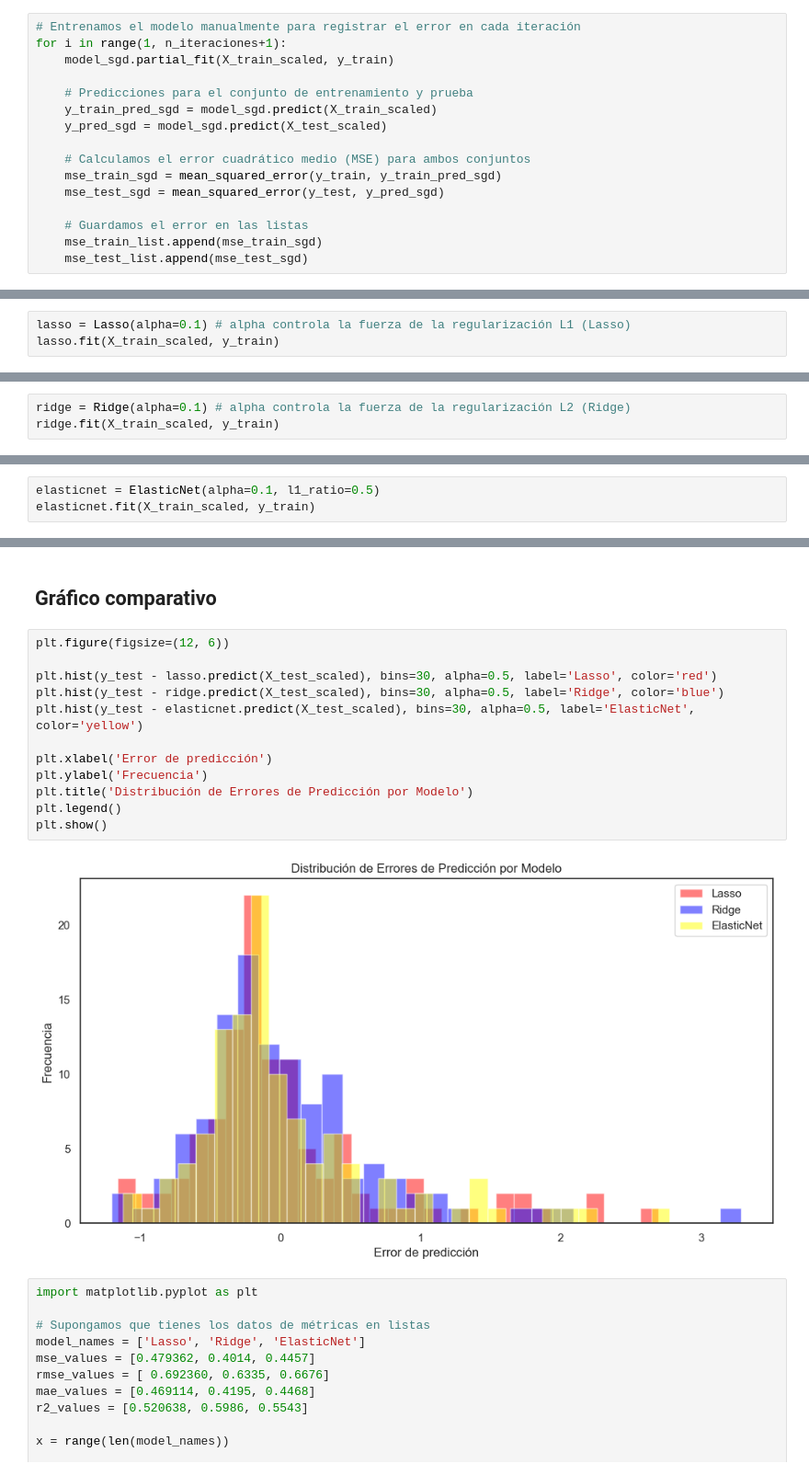
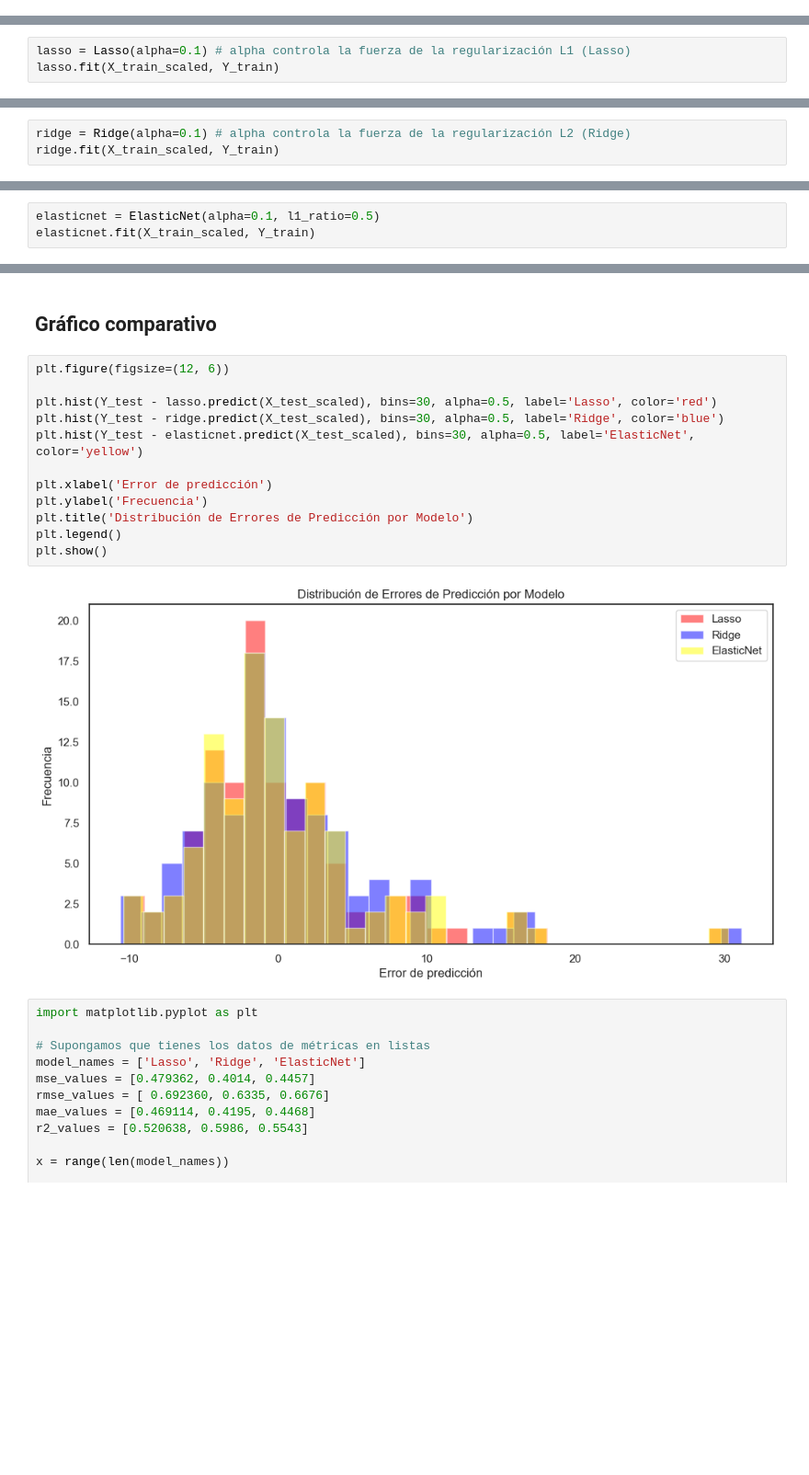
Before and after one commit to brimoresco/AA1-TUIA-Moresco-Gotting, a Jupyter notebook: PrediccionPreciosCasasAA1.ipynb, the cells around one changed output, grey strips where cells are left out. Shown at 92% size. Saved outputs shown, nothing was run; the diff lists cells and outputs as text; blank space fills up the shorter version.

```diff
--- a/PrediccionPreciosCasasAA1.ipynb
+++ b/PrediccionPreciosCasasAA1.ipynb
@@ -581,16 +690,0 @@ n_iteraciones = 1600
-# %%
-# Entrenamos el modelo manualmente para registrar el error en cada iteración
-for i in range(1, n_iteraciones+1):
-    model_sgd.partial_fit(X_train_scaled, y_train)
-
-    # Predicciones para el conjunto de entrenamiento y prueba
-    y_train_pred_sgd = model_sgd.predict(X_train_scaled)
-    y_pred_sgd = model_sgd.predict(X_test_scaled)
-
-    # Calculamos el error cuadrático medio (MSE) para ambos conjuntos
-    mse_train_sgd = mean_squared_error(y_train, y_train_pred_sgd)
-    mse_test_sgd = mean_squared_error(y_test, y_pred_sgd)
-
-    # Guardamos el error en las listas
-    mse_train_list.append(mse_train_sgd)
-    mse_test_list.append(mse_test_sgd)
@@ -614,7 +736,7 @@ plt.show()
 Penaliza la suma de los valores absolutos de los coeficientes, lo que puede llevar a algunos coeficientes a ser exactamente cero. Esto es útil para la selección de variables, ya que permite identificar las características más importantes.
 # %%
 lasso = Lasso(alpha=0.1) # alpha controla la fuerza de la regularización L1 (Lasso)
-lasso.fit(X_train_scaled, y_train)
+lasso.fit(X_train_scaled, Y_train)
 # %% [output]
 Lasso(alpha=0.1)
 # %%
@@ -717,7 +839,7 @@ Número de características seleccionadas: 13
 ## Ridge
 # %%
 ridge = Ridge(alpha=0.1) # alpha controla la fuerza de la regularización L2 (Ridge)
-ridge.fit(X_train_scaled, y_train)
+ridge.fit(X_train_scaled, Y_train)
 # %% [output]
 Ridge(alpha=0.1)
 # %%
@@ -832,7 +954,7 @@ Número de características seleccionadas: 13
 ## Elastic Net
 # %%
 elasticnet = ElasticNet(alpha=0.1, l1_ratio=0.5)
-elasticnet.fit(X_train_scaled, y_train)
+elasticnet.fit(X_train_scaled, Y_train)
 # %% [output]
 ElasticNet(alpha=0.1)
 # %%
@@ -947,17 +1069,17 @@ Número de características seleccionadas: 13
 # %%
 plt.figure(figsize=(12, 6))
 
-plt.hist(y_test - lasso.predict(X_test_scaled), bins=30, alpha=0.5, label='Lasso', color='red')
-plt.hist(y_test - ridge.predict(X_test_scaled), bins=30, alpha=0.5, label='Ridge', color='blue')
-plt.hist(y_test - elasticnet.predict(X_test_scaled), bins=30, alpha=0.5, label='ElasticNet', color='yellow')
+plt.hist(Y_test - lasso.predict(X_test_scaled), bins=30, alpha=0.5, label='Lasso', color='red')
+plt.hist(Y_test - ridge.predict(X_test_scaled), bins=30, alpha=0.5, label='Ridge', color='blue')
+plt.hist(Y_test - elasticnet.predict(X_test_scaled), bins=30, alpha=0.5, label='ElasticNet', color='yellow')
 
 plt.xlabel('Error de predicción')
 plt.ylabel('Frecuencia')
 plt.title('Distribución de Errores de Predicción por Modelo')
 plt.legend()
 plt.show()
 # %% [output]
-[figure, old version]
+[figure, new version]
 # %%
 import matplotlib.pyplot as plt
 
```
Also changed, not shown: parts of 72 cells of this notebook.
